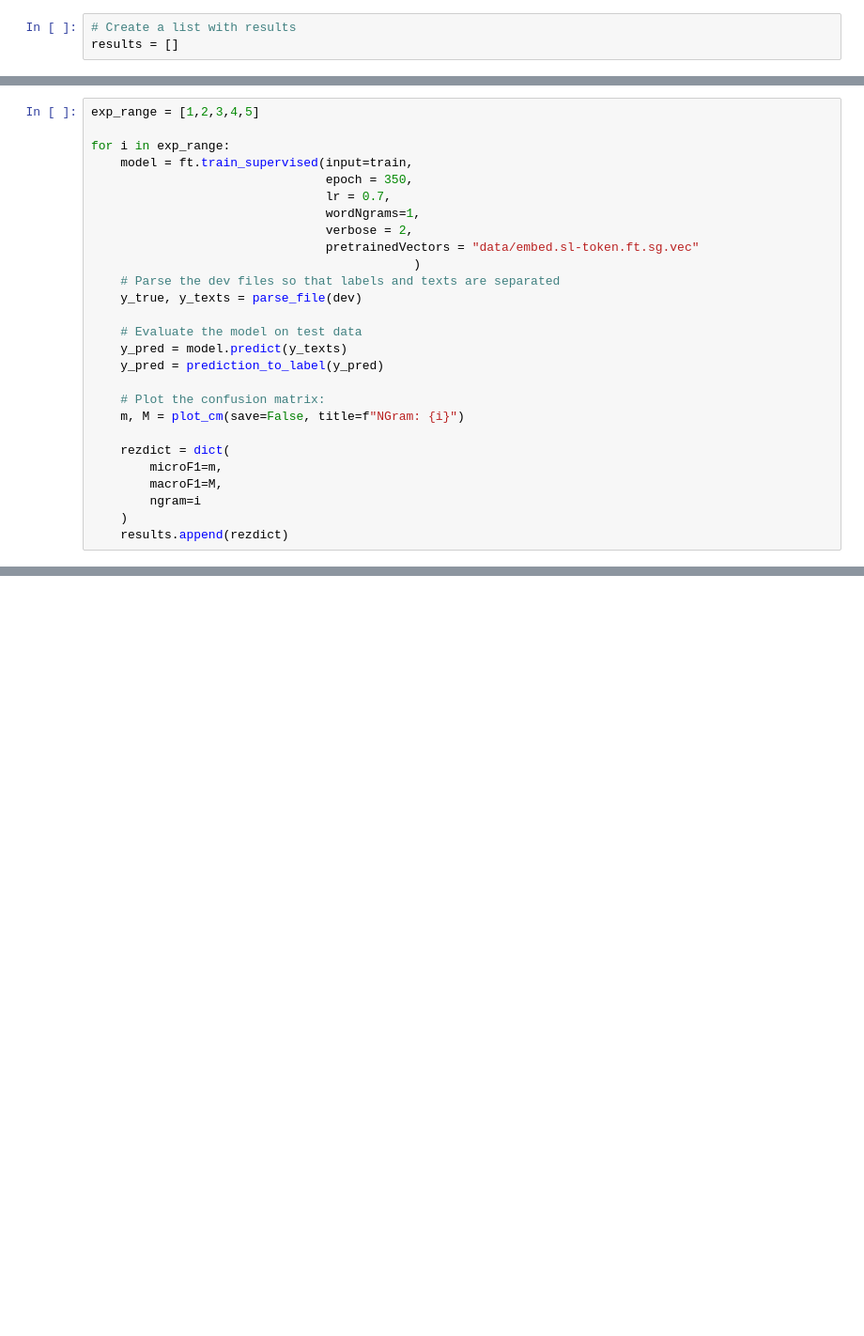
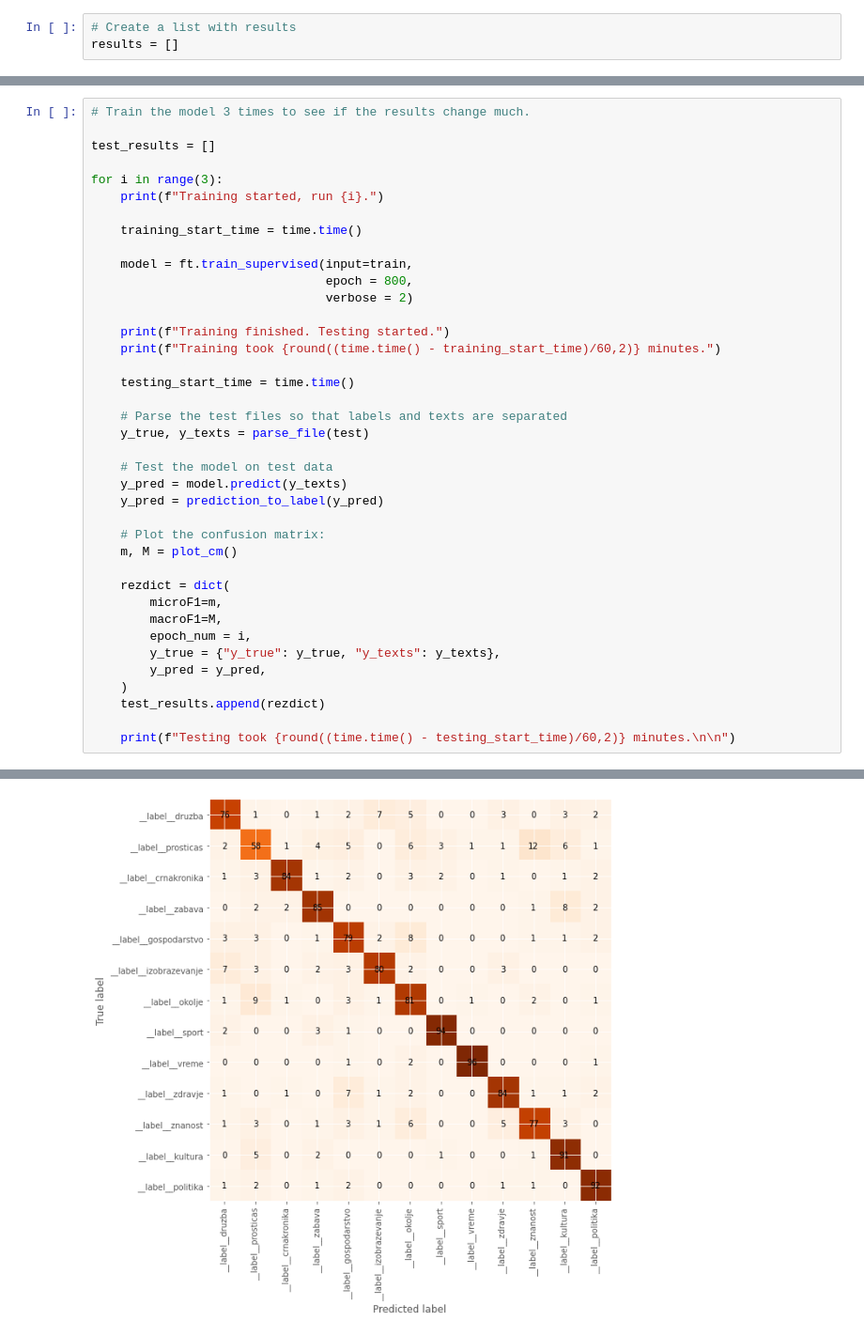
Before and after one commit to TajaKuzman/Topic-Classification-FastText-Transformers, a Jupyter notebook: 1-train-a-FastText-model.ipynb, the cells around one changed output, grey strips where cells are left out. Shown at 94% size. Cells and saved outputs as stored; diff of their text form; blank space fills up the shorter version.

```diff
--- a/1-train-a-FastText-model.ipynb
+++ b/1-train-a-FastText-model.ipynb
@@ -287,27 +302,40 @@ Downloading Completed
 # %%
-exp_range = [1,2,3,4,5]
+# Train the model 3 times to see if the results change much.
 
-for i in exp_range:
+test_results = []
+
+for i in range(3):
+    print(f"Training started, run {i}.")
+
+    training_start_time = time.time()
+
     model = ft.train_supervised(input=train,
-                                epoch = 350,
-                                lr = 0.7,
-                                wordNgrams=1,
-                                verbose = 2,
-                                pretrainedVectors = "data/embed.sl-token.ft.sg.vec"
-                                            )
-    # Parse the dev files so that labels and texts are separated
-    y_true, y_texts = parse_file(dev)
+                                epoch = 800,
+                                verbose = 2)
 
-    # Evaluate the model on test data
+    print(f"Training finished. Testing started.")
+    print(f"Training took {round((time.time() - training_start_time)/60,2)} minutes.")
+
+    testing_start_time = time.time()
+
+    # Parse the test files so that labels and texts are separated
+    y_true, y_texts = parse_file(test)
+
+    # Test the model on test data
     y_pred = model.predict(y_texts)
     y_pred = prediction_to_label(y_pred)
 
     # Plot the confusion matrix:
-    m, M = plot_cm(save=False, title=f"NGram: {i}")
+    m, M = plot_cm()
 
     rezdict = dict(
         microF1=m,
         macroF1=M,
-        ngram=i
+        epoch_num = i,
+        y_true = {"y_true": y_true, "y_texts": y_texts},
+        y_pred = y_pred,
     )
-    results.append(rezdict)
+    test_results.append(rezdict)
+
+    print(f"Testing took {round((time.time() - testing_start_time)/60,2)} minutes.\n\n")
+# %% [output]
@@ -313,0 +345 @@ for i in exp_range:
+[figure, added]
```
Also changed, not shown: parts of 26 cells of this notebook.
